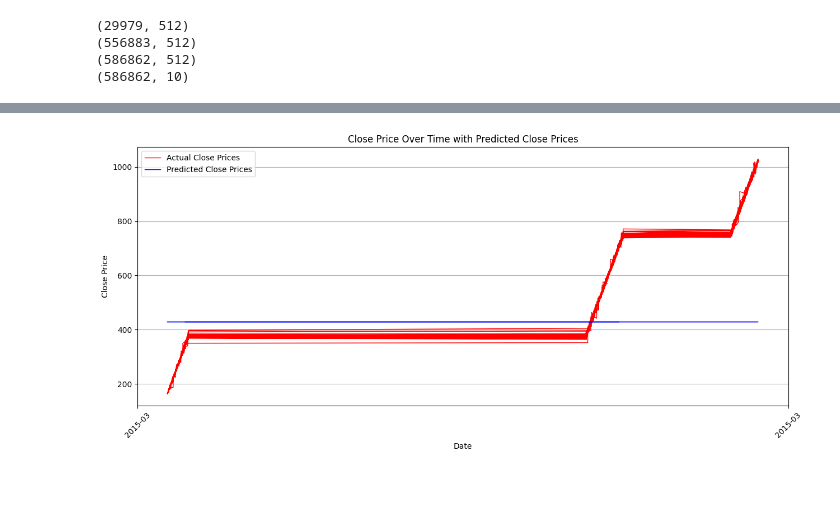
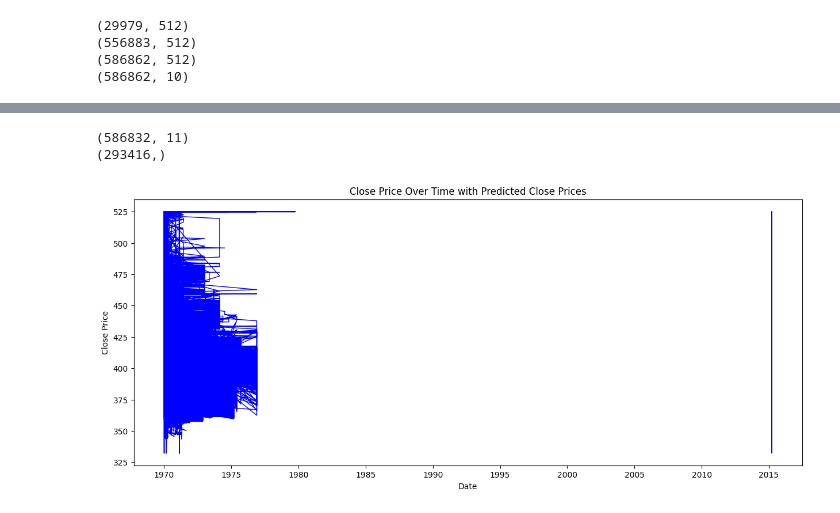
Before and after one commit to adarsh2023calc/Reliance-Stock-Analysis, a Jupyter notebook: assignment-1.ipynb, the cells around one changed output, grey strips where cells are left out. Cells and saved outputs as stored; diff of their text form; code cells hidden in the pictures; blank space fills up the shorter version.

```diff
--- a/assignment-1.ipynb
+++ b/assignment-1.ipynb
@@ -228,8 +214,13 @@ for i in range(sequence_length, len(combined_data)):
 
 X, y = np.array(X), np.array(y)
 
+X_train = X[:len(X)//2]
+y_train =Y=y[:len(y)//2]
+X_test=X[len(y)//2:]
+y_test = y[len(y)//2:]
+
 # Train-Test Split
-X_train, X_test, y_train, y_test = train_test_split(X, y, test_size=0.2, random_state=42)
+
 
 # Build LSTM Model
 model = Sequential()
@@ -262,41 +253,37 @@ Epoch 5/5
 # %%
 import matplotlib.pyplot as plt
 import matplotlib.dates as mdates
 
 # Ensure 'date' is a datetime column
 df['date'] = pd.to_datetime(df['date'])
 
 # Reshape predicted_prices for correct plotting
 predicted_prices = predicted_prices.reshape(predicted_prices.shape[0])
-
+predicted_prices.shape
 # Extract dates for X (training/overall) and X_test (testing) from DataFrame
-overall_dates = df.iloc[X[:, -1, 0]].date  # Adjust indexing as needed to match date column
-test_dates = df.iloc[X_test[:, -1, 0]].date  # Extract dates using the last time step in each sequence
-
+overall_dates = (df.iloc[X[:, -1, 0]])  # Adjust indexing as needed to match date column
+test_dates = (df.iloc[X_test[:, -1, 0]]) # Extract dates using the last time step in each sequence
+print(overall_dates.shape)
+print(predicted_prices.shape)
 # Plot configuration
 plt.figure(figsize=(15, 6))  # Optional: Set figure size for better visualization
 plt.title("Close Price Over Time with Predicted Close Prices")  # Add title to the plot
 plt.xlabel("Date")  # Label for X-axis
 plt.ylabel("Close Price")  # Label for Y-axis
 
 # Plot actual closing prices (using overall data)
-plt.plot(overall_dates, y, color='red', linewidth=1, label='Actual Close Prices')  # Use the date directly for the x-axis
+
 
 # Plot predicted closing prices (using test data)
 plt.plot(test_dates, predicted_prices, color='blue', linewidth=1, label='Predicted Close Prices')
 
 # Set up date formatting for better visualization
-plt.gca().xaxis.set_major_locator(mdates.MonthLocator())  # Set major ticks to every month
-plt.gca().xaxis.set_major_formatter(mdates.DateFormatter('%Y-%m'))  # Format dates as 'YYYY-MM'
 
-# Rotate x-axis labels for readability
-plt.xticks(rotation=45)
 
-# Add grid and legend
-plt.grid(True)
-plt.legend()
 
 # Display the plot
 plt.show()
 # %% [output]
+(586832, 11)
+(293416,)
-[figure, old version]
+[figure, new version]
```
Also changed, not shown: parts of 3 cells of this notebook.
